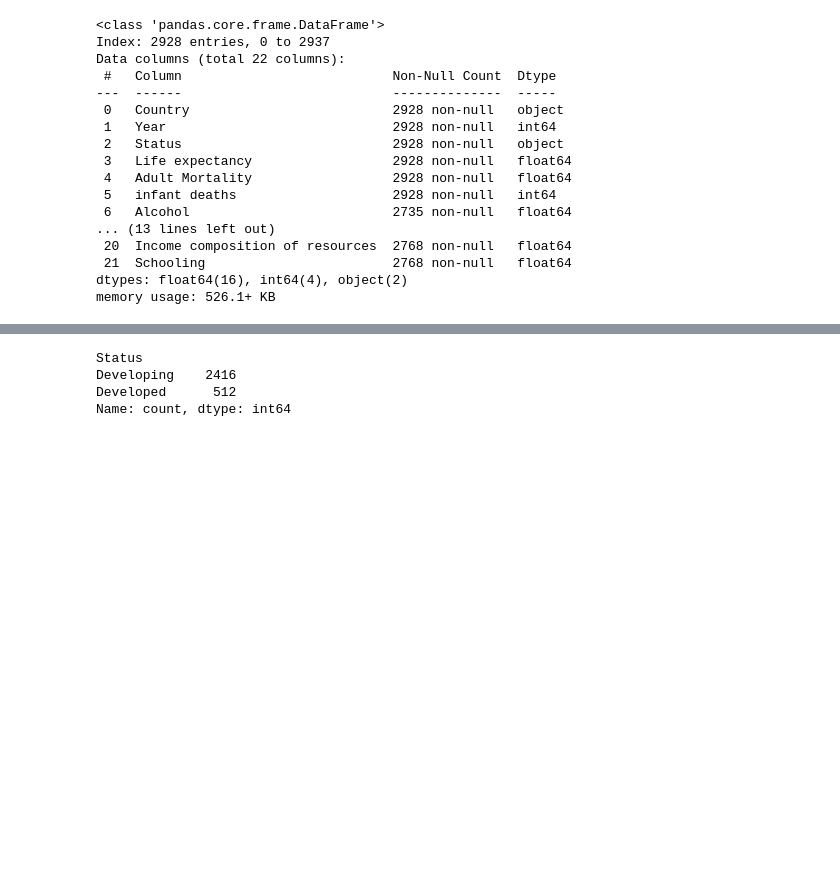
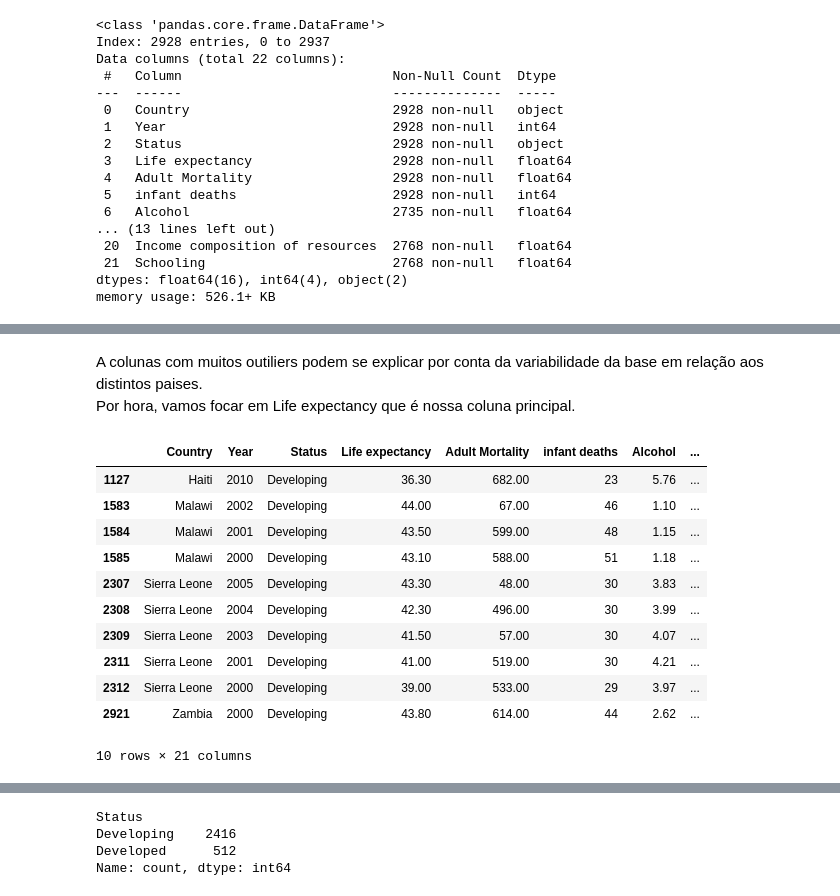
Before and after one commit to jpmrdad26/Projetos-Ciencia-de-dados, a Jupyter notebook: CRISP-DM Projeto Final.ipynb, the cells around one changed output, grey strips where cells are left out. Cells and saved outputs as stored; diff of their text form; code cells hidden in the pictures; blank space fills up the shorter version.

```diff
--- a/CRISP-DM Projeto Final.ipynb
+++ b/CRISP-DM Projeto Final.ipynb
@@ -377,0 +582,31 @@ memory usage: 526.1+ KB
+# %% [markdown]
+A colunas com muitos outiliers podem se explicar por conta da variabilidade da base em relação aos distintos paises.
+Por hora, vamos focar em Life expectancy que é nossa coluna principal.
+# %%
+# Calcular o IQR para a coluna 'Life expectancy'
+Q1 = df_2['Life expectancy '].quantile(0.25)
+Q3 = df_2['Life expectancy '].quantile(0.75)
+IQR = Q3 - Q1
+
+# Definir os limites inferior e superior para outliers
+lower_bound = Q1 - 1.5 * IQR
+upper_bound = Q3 + 1.5 * IQR
+
+# Filtrar o DataFrame para selecionar apenas as linhas que são outliers em 'Life expectancy'
+outliers_df = df_2[(df_2['Life expectancy '] < lower_bound) | (df_2['Life expectancy '] > upper_bound)]
+
+# Exibir os primeiros resultados para verificação
+outliers_df.head(20)
+# %% [output]
+|  | Country | Year | Status | Life expectancy | Adult Mortality | infant deaths | Alcohol | ... |
+| 1127 | Haiti | 2010 | Developing | 36.30 | 682.00 | 23 | 5.76 | ... |
+| 1583 | Malawi | 2002 | Developing | 44.00 | 67.00 | 46 | 1.10 | ... |
+| 1584 | Malawi | 2001 | Developing | 43.50 | 599.00 | 48 | 1.15 | ... |
+| 1585 | Malawi | 2000 | Developing | 43.10 | 588.00 | 51 | 1.18 | ... |
+| 2307 | Sierra Leone | 2005 | Developing | 43.30 | 48.00 | 30 | 3.83 | ... |
+| 2308 | Sierra Leone | 2004 | Developing | 42.30 | 496.00 | 30 | 3.99 | ... |
+| 2309 | Sierra Leone | 2003 | Developing | 41.50 | 57.00 | 30 | 4.07 | ... |
+| 2311 | Sierra Leone | 2001 | Developing | 41.00 | 519.00 | 30 | 4.21 | ... |
+| 2312 | Sierra Leone | 2000 | Developing | 39.00 | 533.00 | 29 | 3.97 | ... |
+| 2921 | Zambia | 2000 | Developing | 43.80 | 614.00 | 44 | 2.62 | ... |
+10 rows × 21 columns
```
Also changed, not shown: parts of 65 cells of this notebook.
